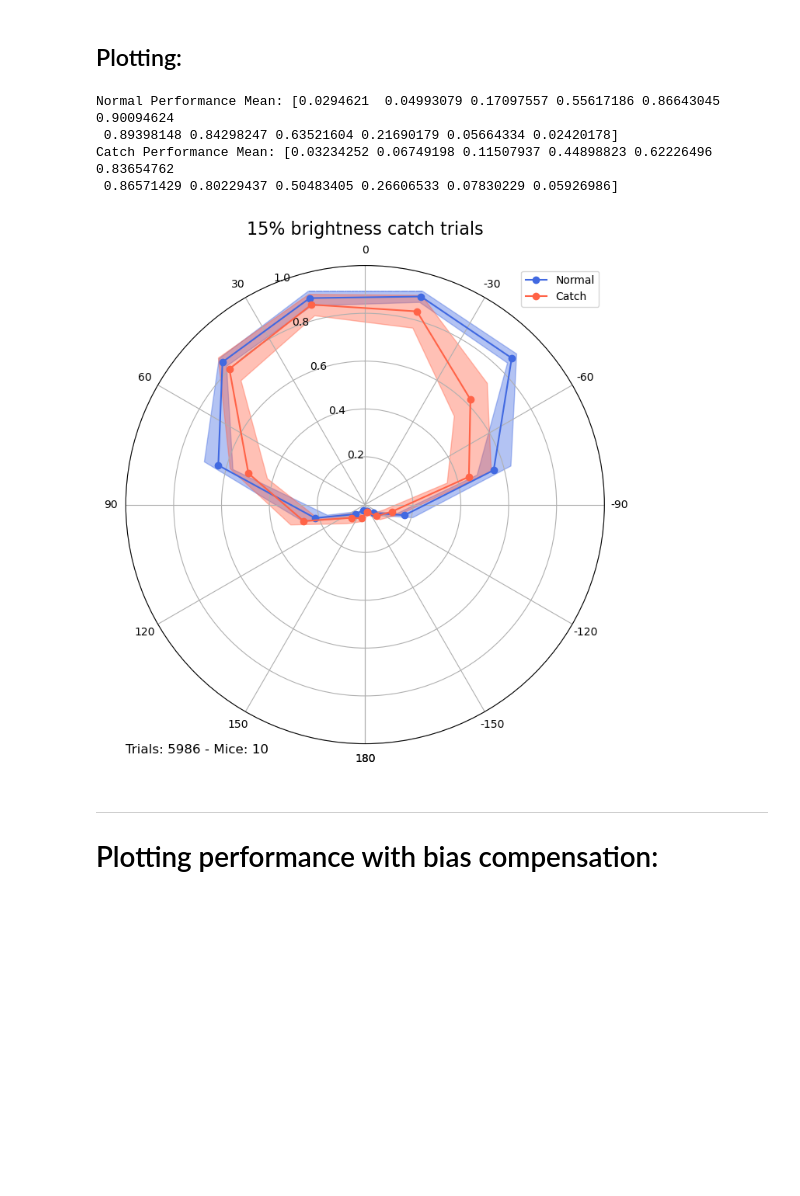
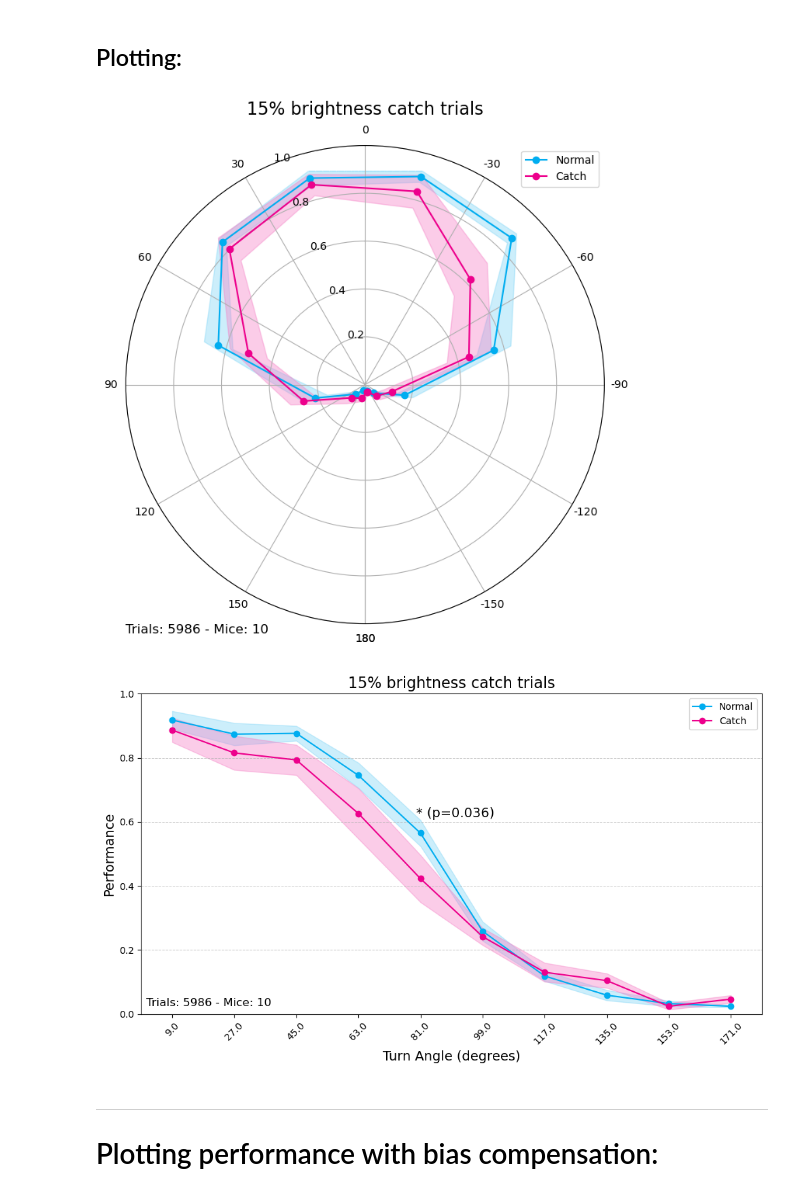
Before and after one commit to stef1029/hex_behav_analysis, a Jupyter notebook: PP_analysis_notebook_July_cohort.ipynb, the cells around one changed output. Drawn from its saved outputs; the diff is of its cells as text; code cells hidden in the pictures; blank space fills up the shorter version.

Commit message:
changed colours and added line plots of catch experiments with stats

```diff
--- a/PP_analysis_notebook_July_cohort.ipynb
+++ b/PP_analysis_notebook_July_cohort.ipynb
@@ -445,21 +458,27 @@ import PP_plot_catch_trial_performance
 # %%
 importlib.reload(PP_plot_catch_trial_performance)
 
 sessions = july_LED_catch_day_1_sessions + july_LED_catch_day_2_sessions
+
 
 PP_plot_catch_trial_performance.plot_performance_by_angle(sessions,
                                               title = '15% brightness catch trials',
                                               bin_mode = 'manual',
                                               trials_per_bin=100,
                                               plot_mode='radial',
                                               cue_mode='both',
                                               error_bars='SEM')
+
+PP_plot_catch_trial_performance.plot_performance_by_angle(sessions,
+                                              title = '15% brightness catch trials',
+                                              bin_mode = 'manual',
+                                              trials_per_bin=100,
+                                              plot_mode='linear_comparison',
+                                              cue_mode='both',
+                                              error_bars='SEM')
 # %% [output]
-Normal Performance Mean: [0.0294621  0.04993079 0.17097557 0.55617186 0.86643045 0.90094624
- 0.89398148 0.84298247 0.63521604 0.21690179 0.05664334 0.02420178]
-Catch Performance Mean: [0.03234252 0.06749198 0.11507937 0.44898823 0.62226496 0.83654762
- 0.86571429 0.80229437 0.50483405 0.26606533 0.07830229 0.05926986]
-[figure, old version]
+[figure, new version]
+[figure, added]
 # %% [markdown]
 ---
 # Plotting performance with bias compensation:
```
Also changed, not shown: parts of 2 cells of this notebook, 3 other files.
